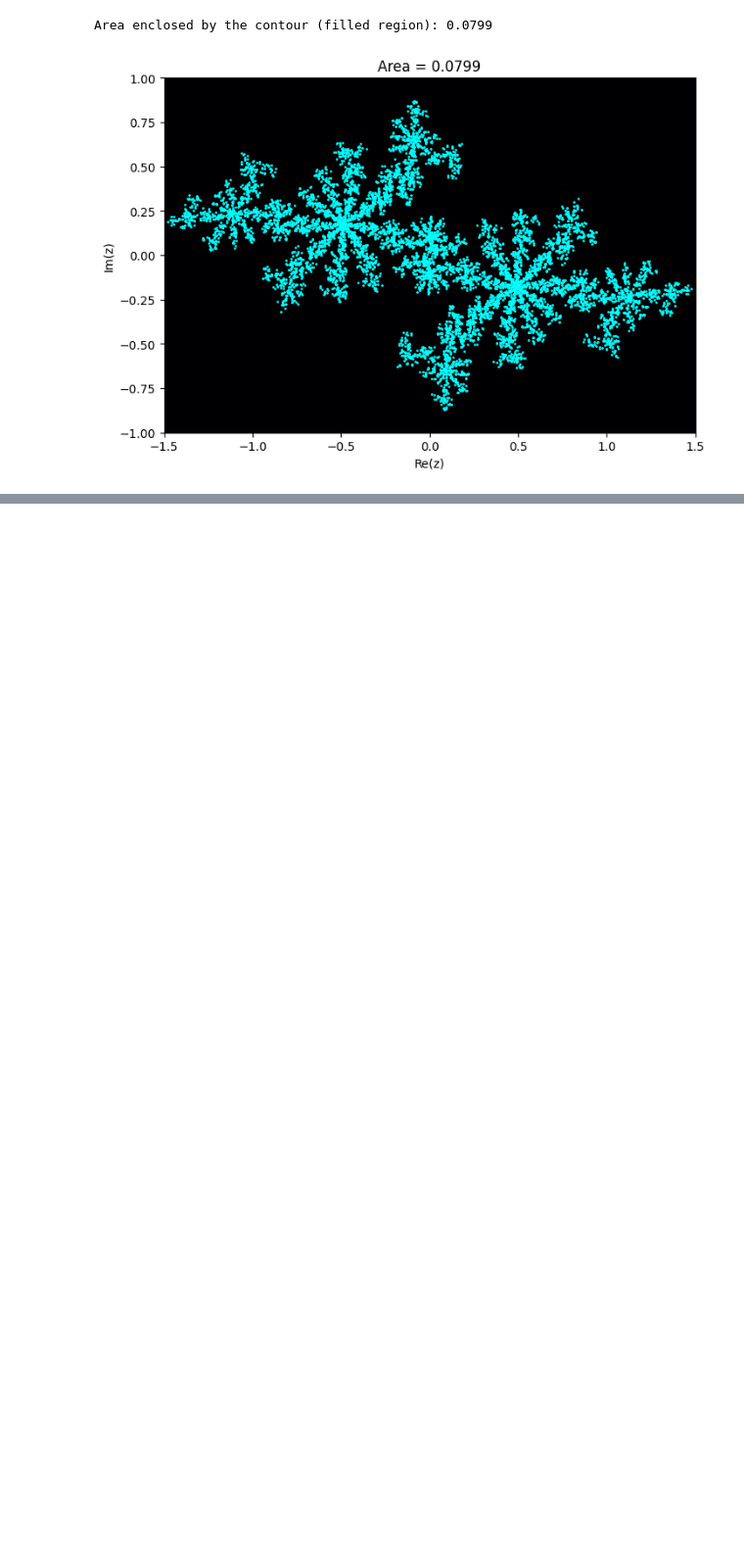
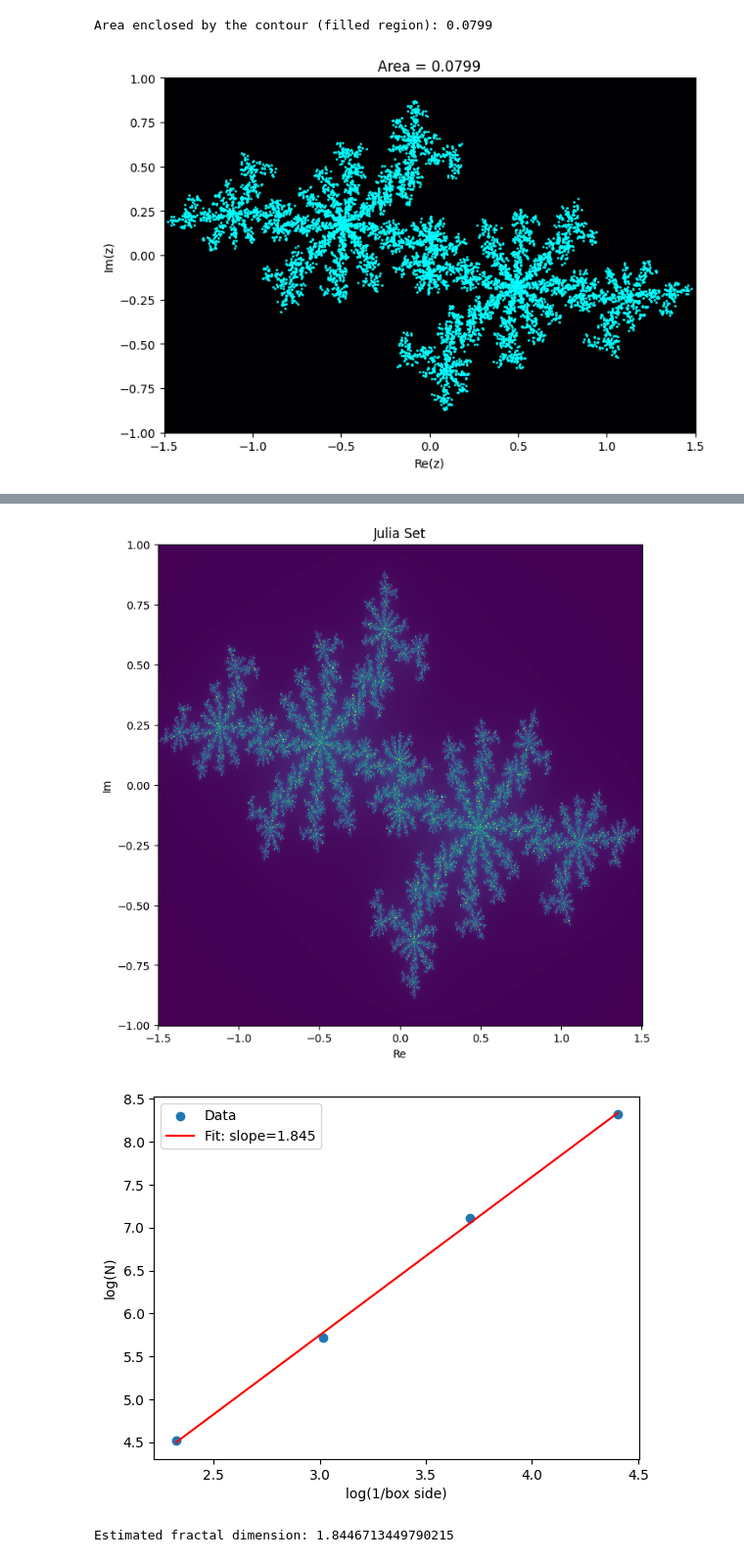
Before and after one commit to WyrdHY/Archive_P4, a Jupyter notebook: Code/PS4.ipynb, the cells around one changed output, grey strips where cells are left out. Shown at 98% size. Saved outputs shown, nothing was run; the diff lists cells and outputs as text; code cells hidden in the pictures; blank space fills up the shorter version.

```diff
--- a/Code/PS4.ipynb
+++ b/Code/PS4.ipynb
@@ -404,0 +333,76 @@ plt.grid(True)
+# %%
+import numpy as np
+import matplotlib.pyplot as plt
+from scipy.stats import linregress
+from scipy.spatial import ConvexHull
+
+def julia_set_pixel(z, c, max_iter, r):
+    z_val = z
+    for i in range(max_iter):
+        if abs(z_val) > r:
+            return i
+        z_val = z_val**2 + c
+    return max_iter
+julia_set_pixel = np.vectorize(julia_set_pixel)
+
+xmin, xmax = -1.5, 1.5
+ymin, ymax = -1, 1
+width, height = 800, 800
+re_vals = np.linspace(xmin, xmax, width)
+im_vals = np.linspace(ymin, ymax, height)
+X, Y = np.meshgrid(re_vals, im_vals)
+Z = X + 1j * Y
+c = -0.7 + 0.356j
+max_iter = 256
+escape_radius = 2
+
+pixels = julia_set_pixel(Z, c, max_iter, escape_radius)
+plt.figure(figsize=(8,8))
+plt.pcolor(X, Y, pixels, cmap='viridis')
+plt.xlabel('Re')
+plt.ylabel('Im')
+plt.title("Julia Set")
+plt.show()
+
+julia_threshold = max_iter / 2
+pixels_bool = pixels > julia_threshold
+
+def scale_down(arr, b):
+    m, n = arr.shape
+    if arr.dtype == bool:
+        return arr.reshape(m // b, b, n // b, b).any(axis=(1, 3))
+    else:
+        return arr.reshape(m // b, b, n // b, b).mean(axis=(1, 3))
+
+def pixels_boundary(arr):
+    up = np.roll(arr, 1, axis=0)
+    down = np.roll(arr, -1, axis=0)
+    left = np.roll(arr, 1, axis=1)
+    right = np.roll(arr, -1, axis=1)
+    return arr & ~(up & down & left & right)
+
+# Box-counting on the contour extracted from the downsampled Julia set mask
+b_values = np.array([ 32,16, 8, 4])
+box_area = (xmax - xmin) * (ymax - ymin) / ((width / b_values) * (height / b_values))
+num_boxes = np.array([np.sum(pixels_boundary(scale_down(pixels_bool, b))) for b in b_values])
+epsilon = np.sqrt(box_area)
+inv_epsilon = 1.0 / epsilon
+
+log_inv_epsilon = np.log(inv_epsilon)
+log_N = np.log(num_boxes)
+slope, intercept, r_value, p_value, std_err = linregress(log_inv_epsilon, log_N)
+dimension = slope
+
+plt.figure()
+plt.scatter(log_inv_epsilon, log_N, label="Data")
+plt.plot(log_inv_epsilon, intercept + slope * log_inv_epsilon, 'r-', label=f"Fit: slope={slope:.3f}")
+plt.xlabel("log(1/box side)")
+plt.ylabel("log(N)")
+plt.legend()
+plt.show()
+
+print("Estimated fractal dimension:", dimension)
+# %% [output]
+[figure, added]
+[figure, added]
+Estimated fractal dimension: 1.8446713449790215
```
Also changed, not shown: parts of 6 cells of this notebook, 3 other files.
